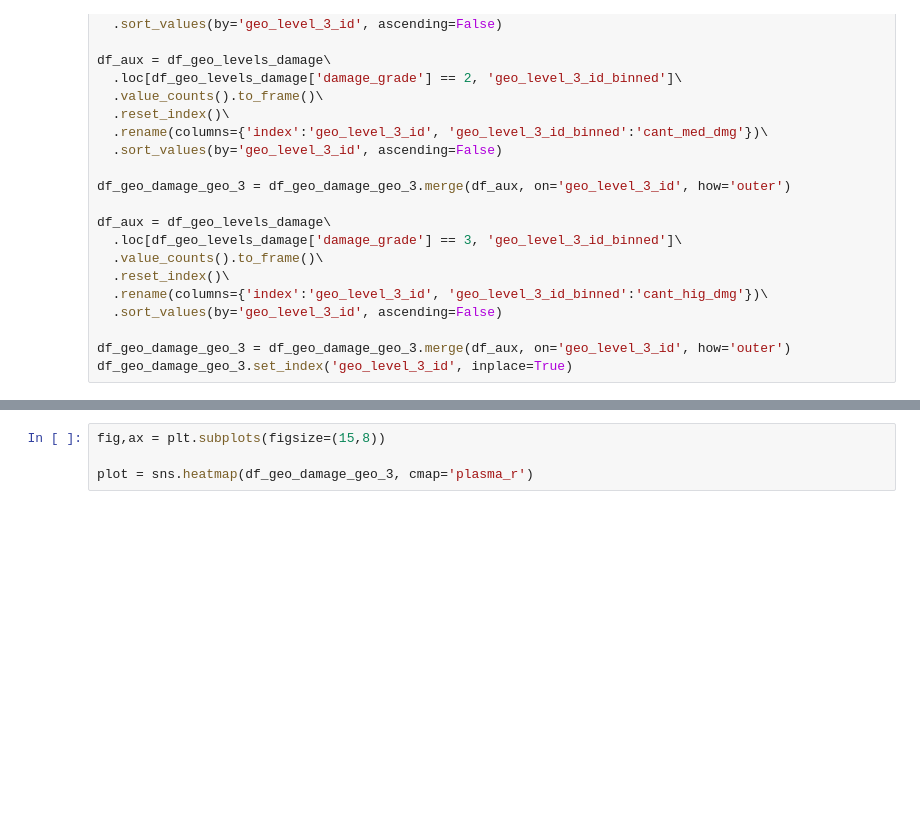
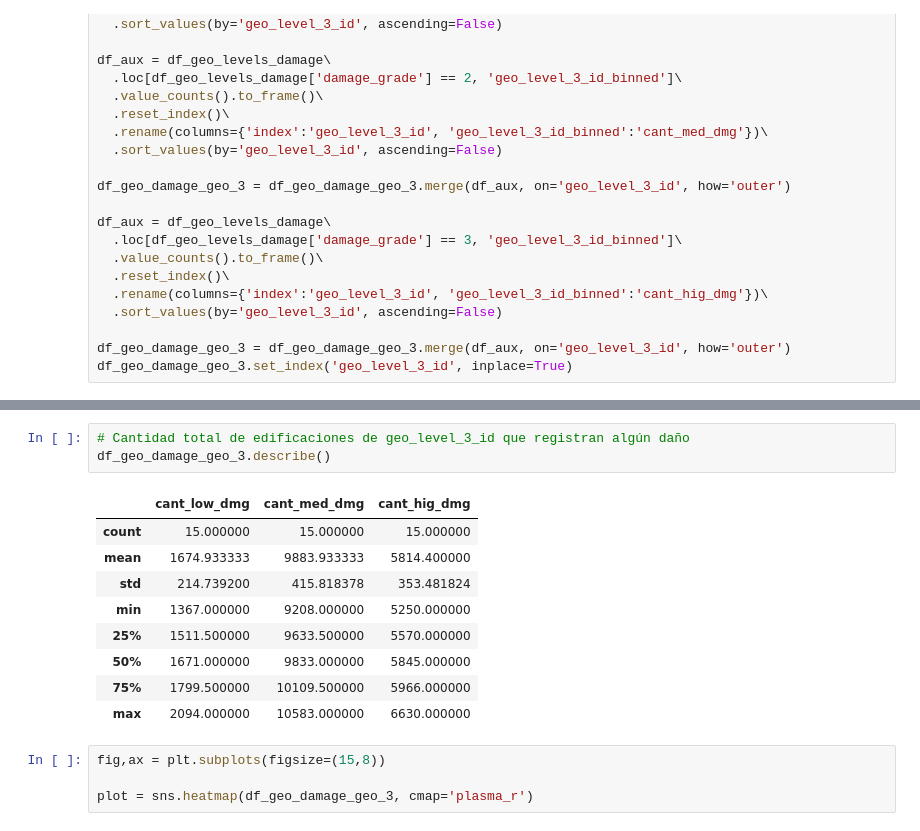
Before and after one commit to ffelfis/OrgaDatosTPs, a Jupyter notebook: TP1/nb_facundo.ipynb, the cells around one changed output, grey strips where cells are left out. Drawn from its saved outputs; the diff is of its cells as text; blank space fills up the shorter version.

```diff
--- a/TP1/nb_facundo.ipynb
+++ b/TP1/nb_facundo.ipynb
@@ -399,3 +423,16 @@ df_geo_damage_geo_3.set_index('geo_level_3_id', inplace=True)
+# %%
+# Cantidad total de edificaciones de geo_level_3_id que registran algún daño
+df_geo_damage_geo_3.describe()
+# %% [output]
+|  | cant_low_dmg | cant_med_dmg | cant_hig_dmg |
+| count | 15.000000 | 15.000000 | 15.000000 |
+| mean | 1674.933333 | 9883.933333 | 5814.400000 |
+| std | 214.739200 | 415.818378 | 353.481824 |
+| min | 1367.000000 | 9208.000000 | 5250.000000 |
+| 25% | 1511.500000 | 9633.500000 | 5570.000000 |
+| 50% | 1671.000000 | 9833.000000 | 5845.000000 |
+| 75% | 1799.500000 | 10109.500000 | 5966.000000 |
+| max | 2094.000000 | 10583.000000 | 6630.000000 |
 # %%
 fig,ax = plt.subplots(figsize=(15,8))
 
```
Also changed, not shown: parts of 4 cells of this notebook.
